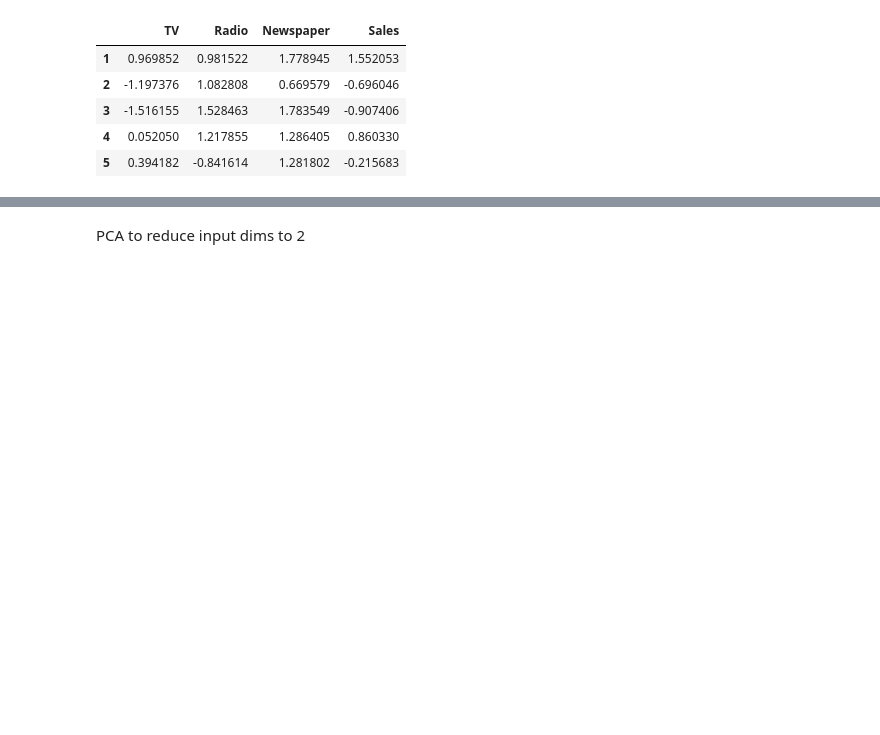
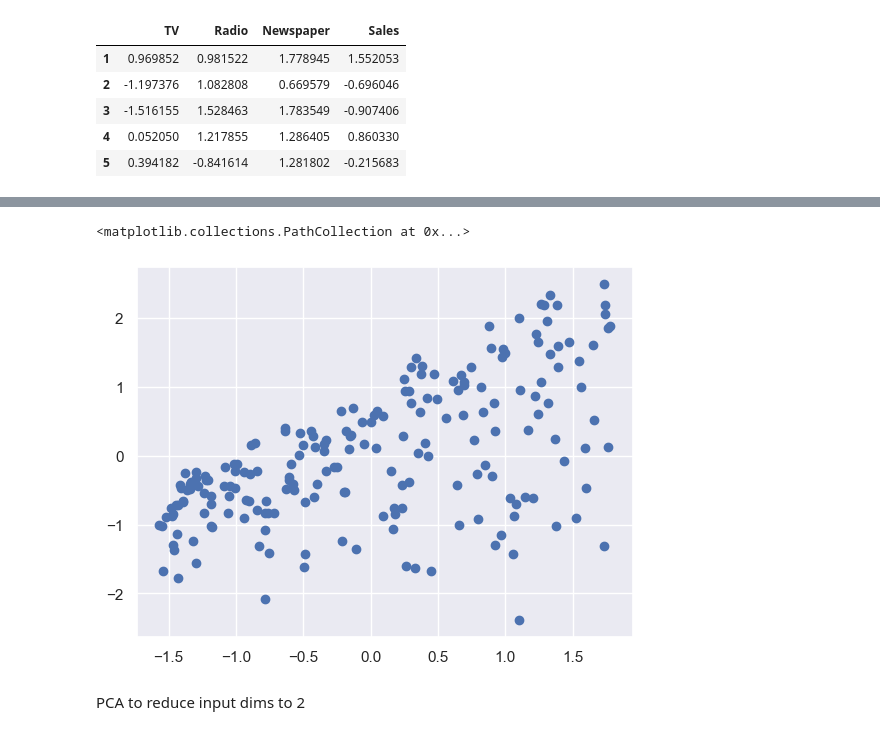
Before and after one commit to Niko32/ProbML, a Jupyter notebook: src/prototyping/gaussian_process_regression.ipynb, the cells around one changed output, grey strips where cells are left out. Cells and saved outputs as stored; diff of their text form; code cells hidden in the pictures; blank space fills up the shorter version.

```diff
--- a/src/prototyping/gaussian_process_regression.ipynb
+++ b/src/prototyping/gaussian_process_regression.ipynb
@@ -53,3 +78,8 @@ ax.scatter3D(X.T[0], X.T[1], X.T[2])
+# %%
+plt.scatter(advertising["Radio"], advertising["Sales"])
+# %% [output]
+<matplotlib.collections.PathCollection at 0x...>
+[figure, added]
 # %% [markdown]
 PCA to reduce input dims to 2
 # %%
```
Also changed, not shown: parts of 22 cells of this notebook.
